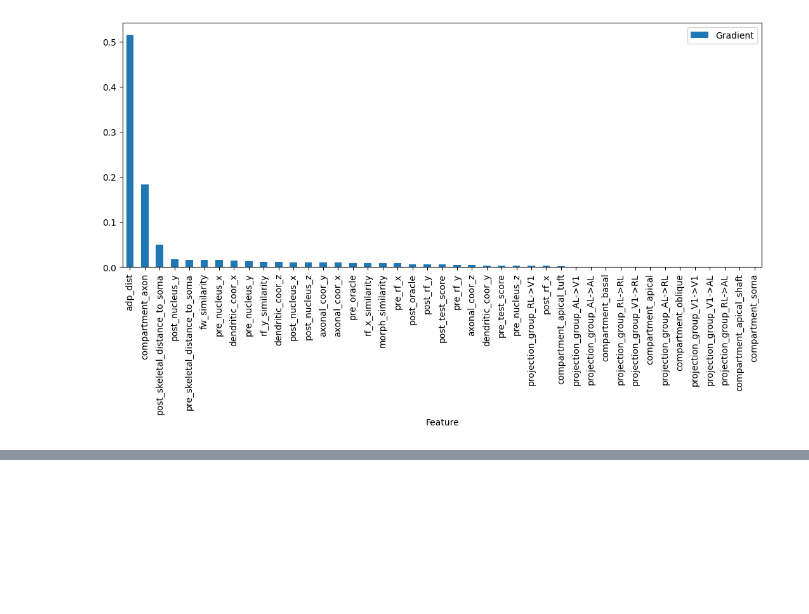
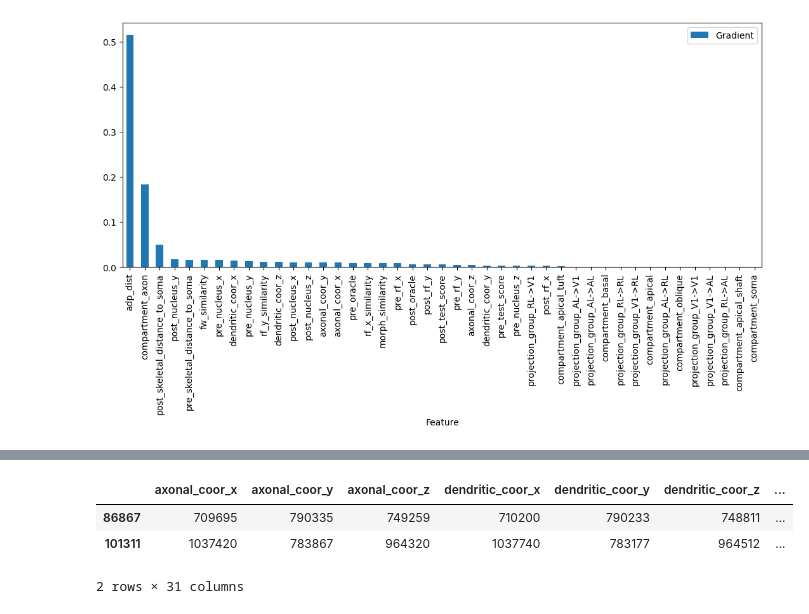
Before and after one commit to WNacci/Intro_to_ML_Competition, a Jupyter notebook: Main.ipynb, the cells around one changed output, grey strips where cells are left out. Cells and saved outputs as stored; diff of their text form; code cells hidden in the pictures; blank space fills up the shorter version.

```diff
--- a/Main.ipynb
+++ b/Main.ipynb
@@ -113,0 +236,7 @@ plt.show()
+# %%
+p_data[p_data['compartment']=='axon'][p_data['connected']==True]
+# %% [output]
+|  | axonal_coor_x | axonal_coor_y | axonal_coor_z | dendritic_coor_x | dendritic_coor_y | dendritic_coor_z | ... |
+| 86867 | 709695 | 790335 | 749259 | 710200 | 790233 | 748811 | ... |
+| 101311 | 1037420 | 783867 | 964320 | 1037740 | 783177 | 964512 | ... |
+2 rows × 31 columns
```
Also changed, not shown: parts of 21 cells of this notebook, 2 other files.
